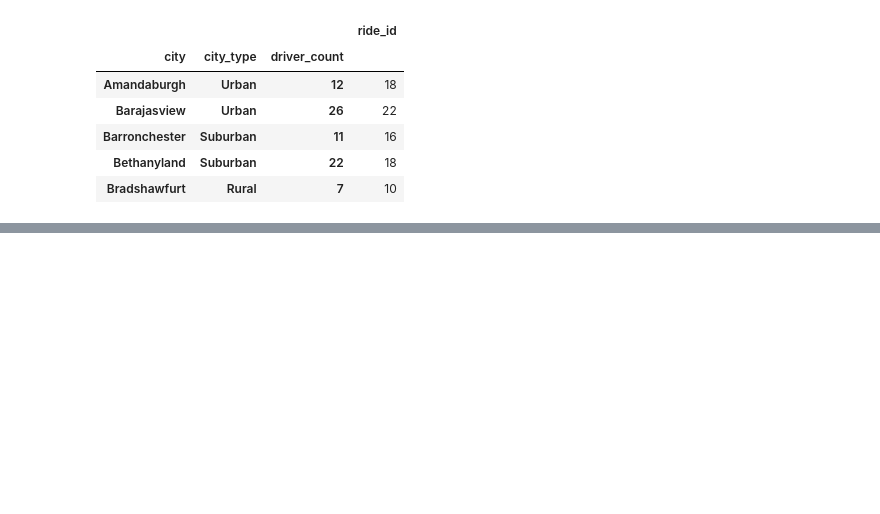
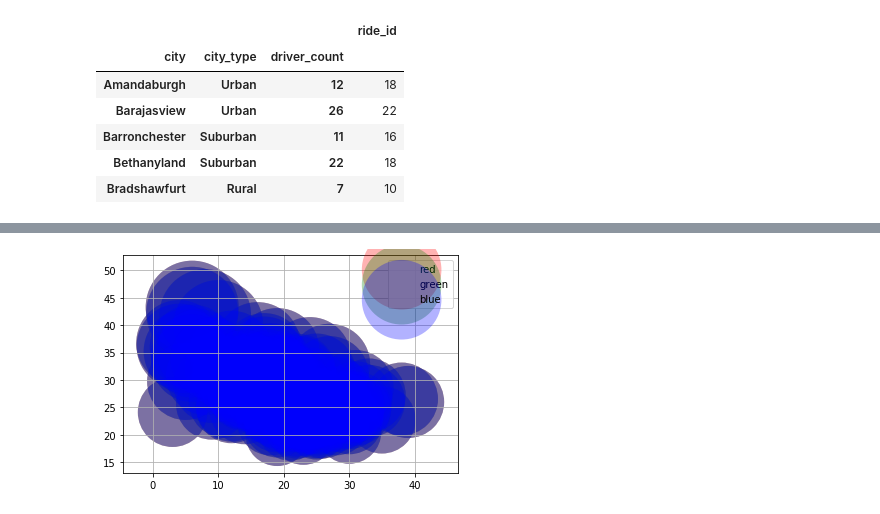
Before and after one commit to Nithyusha07/Matpotlib-challenge, a Jupyter notebook: PyBer.ipynb, the cells around one changed output, grey strips where cells are left out. Cells and saved outputs as stored; diff of their text form; code cells hidden in the pictures; blank space fills up the shorter version.

```diff
--- a/PyBer.ipynb
+++ b/PyBer.ipynb
@@ -98,0 +108,17 @@ plt.show()
+# %%
+fig, ax = plt.subplots()
+for color in ['red', 'green', 'blue']:
+    x = rides_count_per_city
+    y = Average_fare_per_city
+    z = 'driver_count'
+    p = 'city_type'
+    scale = 200.0 * y
+    ax.scatter(x, y, c=color, s=scale, label=color,
+               alpha=0.3, edgecolors='none')
+
+ax.legend()
+ax.grid(True)
+
+plt.show()
+# %% [output]
+[figure, added]
```
Also changed, not shown: parts of 3 cells of this notebook.
